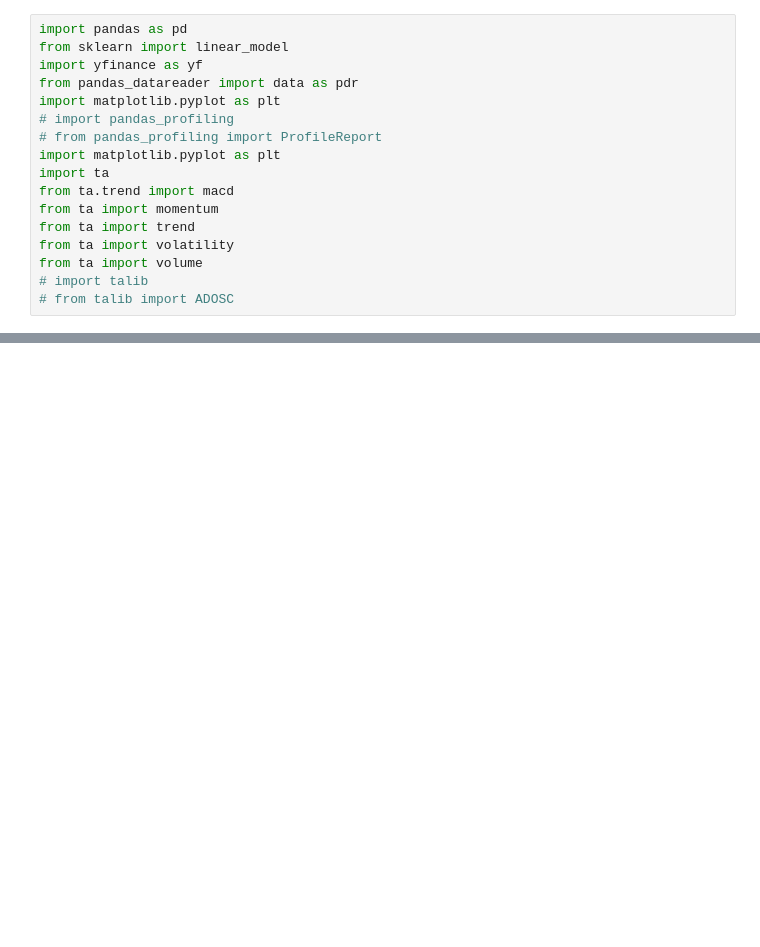
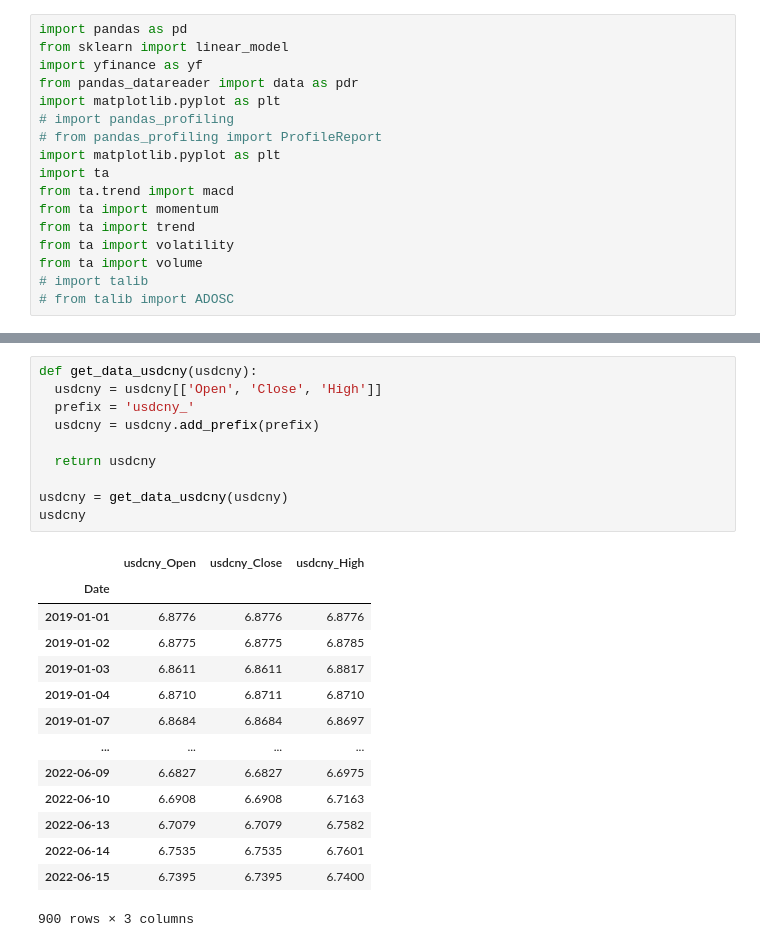
Before and after one commit to primroseisaseal/Cryptocurrencies-forecast-model, a Jupyter notebook: No_14.ipynb, the cells around one changed output, grey strips where cells are left out. Cells and saved outputs as stored; diff of their text form; blank space fills up the shorter version.

```diff
--- a/No_14.ipynb
+++ b/No_14.ipynb
@@ -166,0 +242,25 @@ BTC_featues
+# %%
+def get_data_usdcny(usdcny):
+  usdcny = usdcny[['Open', 'Close', 'High']]
+  prefix = 'usdcny_'
+  usdcny = usdcny.add_prefix(prefix)
+
+  return usdcny
+
+usdcny = get_data_usdcny(usdcny)
+usdcny
+# %% [output]
+|  | usdcny_Open | usdcny_Close | usdcny_High |
+| Date |  |  |  |
+| 2019-01-01 | 6.8776 | 6.8776 | 6.8776 |
+| 2019-01-02 | 6.8775 | 6.8775 | 6.8785 |
+| 2019-01-03 | 6.8611 | 6.8611 | 6.8817 |
+| 2019-01-04 | 6.8710 | 6.8711 | 6.8710 |
+| 2019-01-07 | 6.8684 | 6.8684 | 6.8697 |
+| ... | ... | ... | ... |
+| 2022-06-09 | 6.6827 | 6.6827 | 6.6975 |
+| 2022-06-10 | 6.6908 | 6.6908 | 6.7163 |
+| 2022-06-13 | 6.7079 | 6.7079 | 6.7582 |
+| 2022-06-14 | 6.7535 | 6.7535 | 6.7601 |
+| 2022-06-15 | 6.7395 | 6.7395 | 6.7400 |
+900 rows × 3 columns
```
Also changed, not shown: parts of 16 cells of this notebook.
